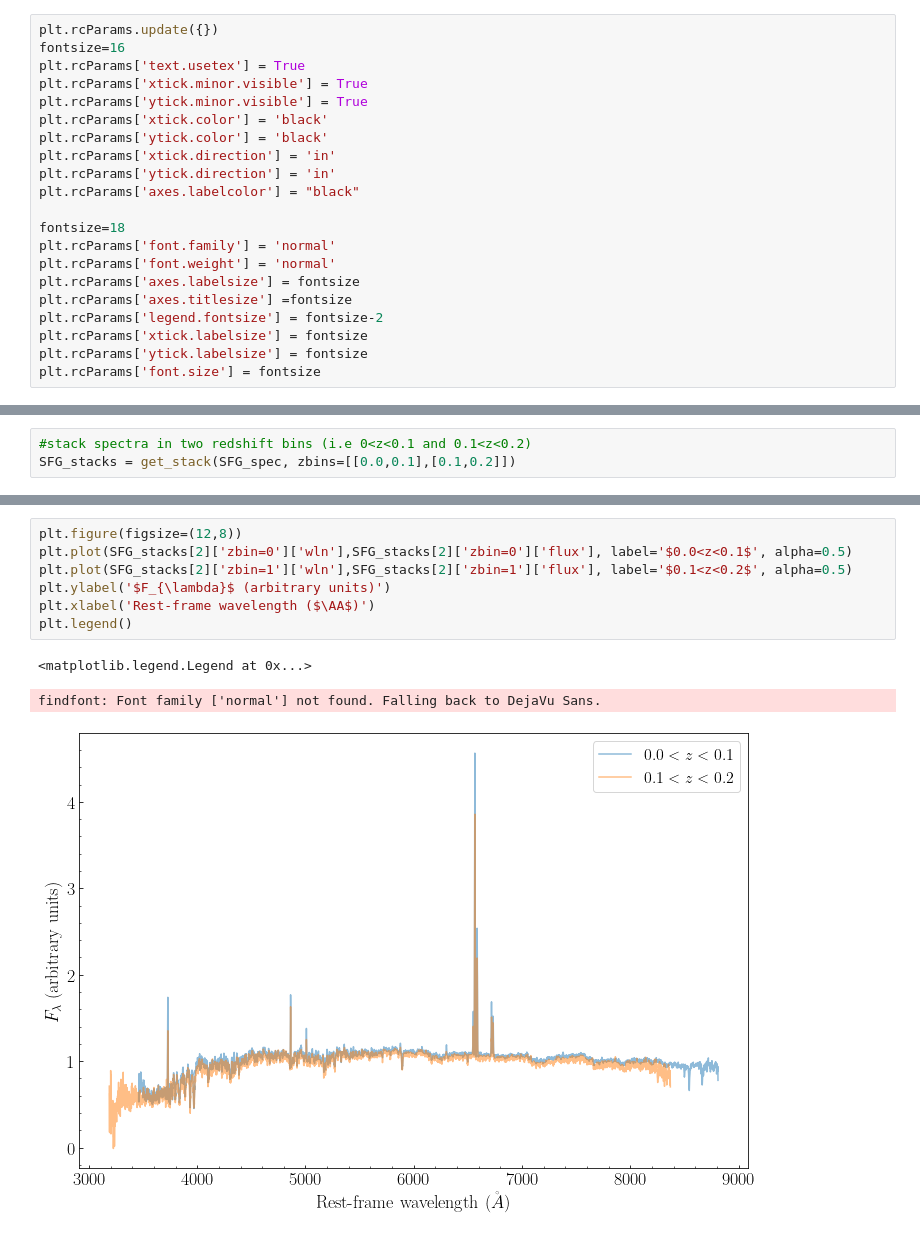
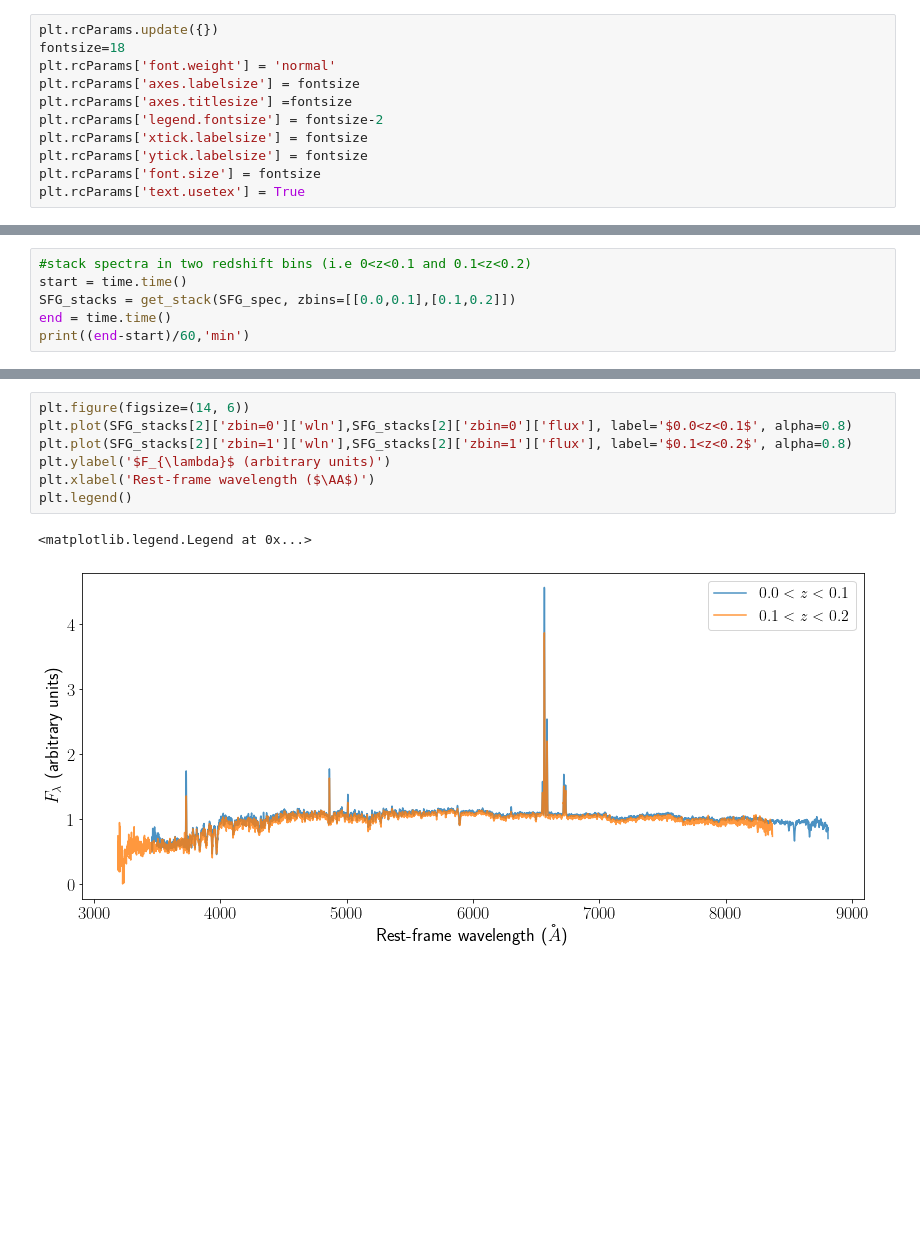
Before and after one commit to m-arnaudova/SpecStacker, a Jupyter notebook: stack_example.ipynb, the cells around one changed output, grey strips where cells are left out. Cells and saved outputs as stored; diff of their text form; blank space fills up the shorter version.

```diff
--- a/stack_example.ipynb
+++ b/stack_example.ipynb
@@ -20,17 +31,6 @@ import specstacker as s2
 # %%
 plt.rcParams.update({})
-fontsize=16
-plt.rcParams['text.usetex'] = True
-plt.rcParams['xtick.minor.visible'] = True
-plt.rcParams['ytick.minor.visible'] = True
-plt.rcParams['xtick.color'] = 'black'
-plt.rcParams['ytick.color'] = 'black'
-plt.rcParams['xtick.direction'] = 'in'
-plt.rcParams['ytick.direction'] = 'in'
-plt.rcParams['axes.labelcolor'] = "black"
-
 fontsize=18
-plt.rcParams['font.family'] = 'normal'
 plt.rcParams['font.weight'] = 'normal'
 plt.rcParams['axes.labelsize'] = fontsize
 plt.rcParams['axes.titlesize'] =fontsize
@@ -38,3 +38,4 @@ plt.rcParams['legend.fontsize'] = fontsize-2
 plt.rcParams['xtick.labelsize'] = fontsize
 plt.rcParams['ytick.labelsize'] = fontsize
 plt.rcParams['font.size'] = fontsize
+plt.rcParams['text.usetex'] = True
@@ -129,6 +142,9 @@ Number of divisions used for the correction: 30
 # %%
 #stack spectra in two redshift bins (i.e 0<z<0.1 and 0.1<z<0.2)
+start = time.time()
 SFG_stacks = get_stack(SFG_spec, zbins=[[0.0,0.1],[0.1,0.2]])
+end = time.time()
+print((end-start)/60,'min')
 # %% [output]
 zbin: [[0.0, 0.1], [0.1, 0.2]]
 Number of spectra to stack =  70
@@ -148,11 +167,10 @@ Text(0.5, 0, 'Rest-frame wavelength ($\\AA$)')
 # %%
-plt.figure(figsize=(12,8))
-plt.plot(SFG_stacks[2]['zbin=0']['wln'],SFG_stacks[2]['zbin=0']['flux'], label='$0.0<z<0.1$', alpha=0.5)
-plt.plot(SFG_stacks[2]['zbin=1']['wln'],SFG_stacks[2]['zbin=1']['flux'], label='$0.1<z<0.2$', alpha=0.5)
+plt.figure(figsize=(14, 6))
+plt.plot(SFG_stacks[2]['zbin=0']['wln'],SFG_stacks[2]['zbin=0']['flux'], label='$0.0<z<0.1$', alpha=0.8)
+plt.plot(SFG_stacks[2]['zbin=1']['wln'],SFG_stacks[2]['zbin=1']['flux'], label='$0.1<z<0.2$', alpha=0.8)
 plt.ylabel('$F_{\lambda}$ (arbitrary units)')
 plt.xlabel('Rest-frame wavelength ($\AA$)')
 plt.legend()
 # %% [output]
 <matplotlib.legend.Legend at 0x...>
-findfont: Font family ['normal'] not found. Falling back to DejaVu Sans.
-[figure, old version]
+[figure, new version]
```
Also changed, not shown: parts of 14 cells of this notebook.
